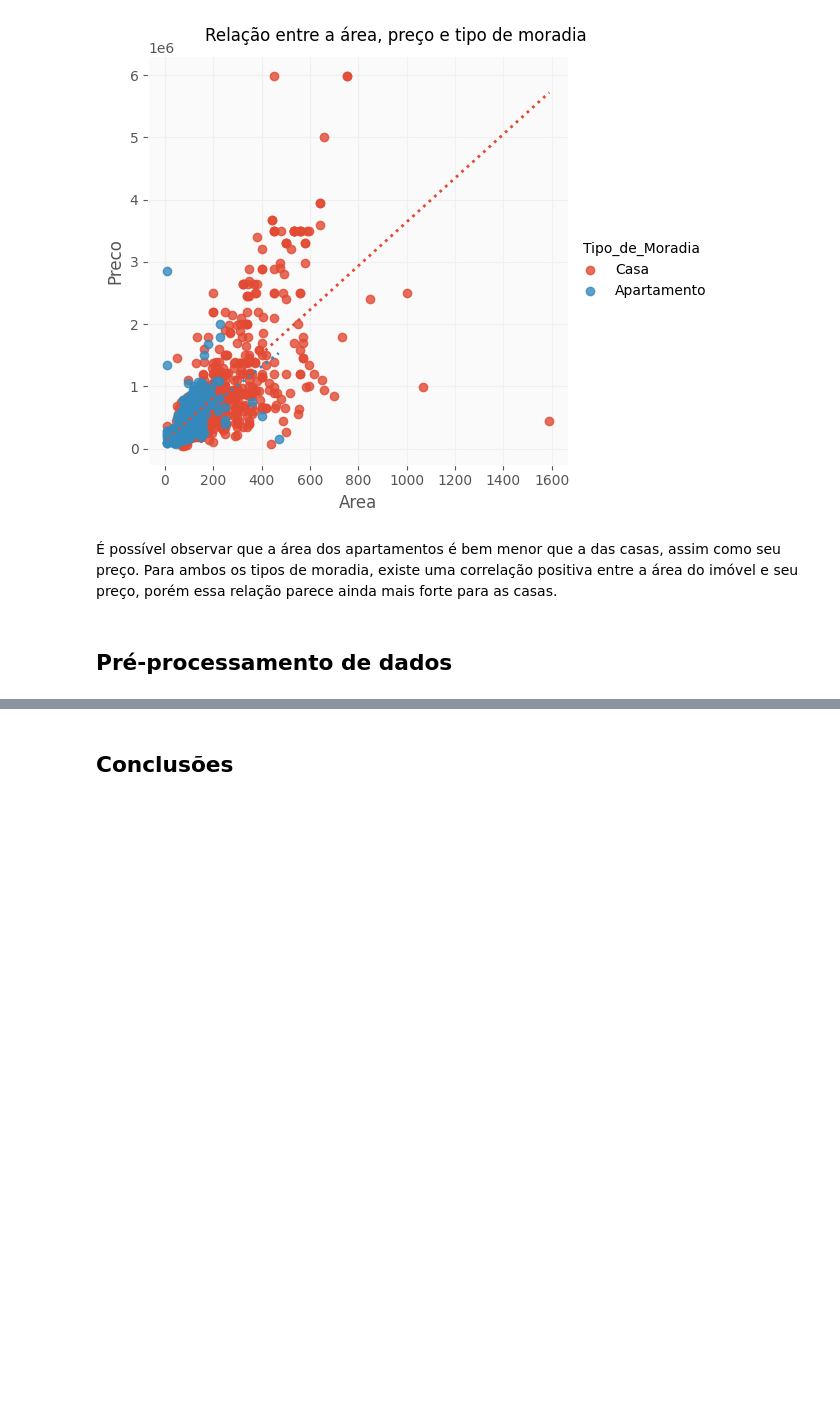
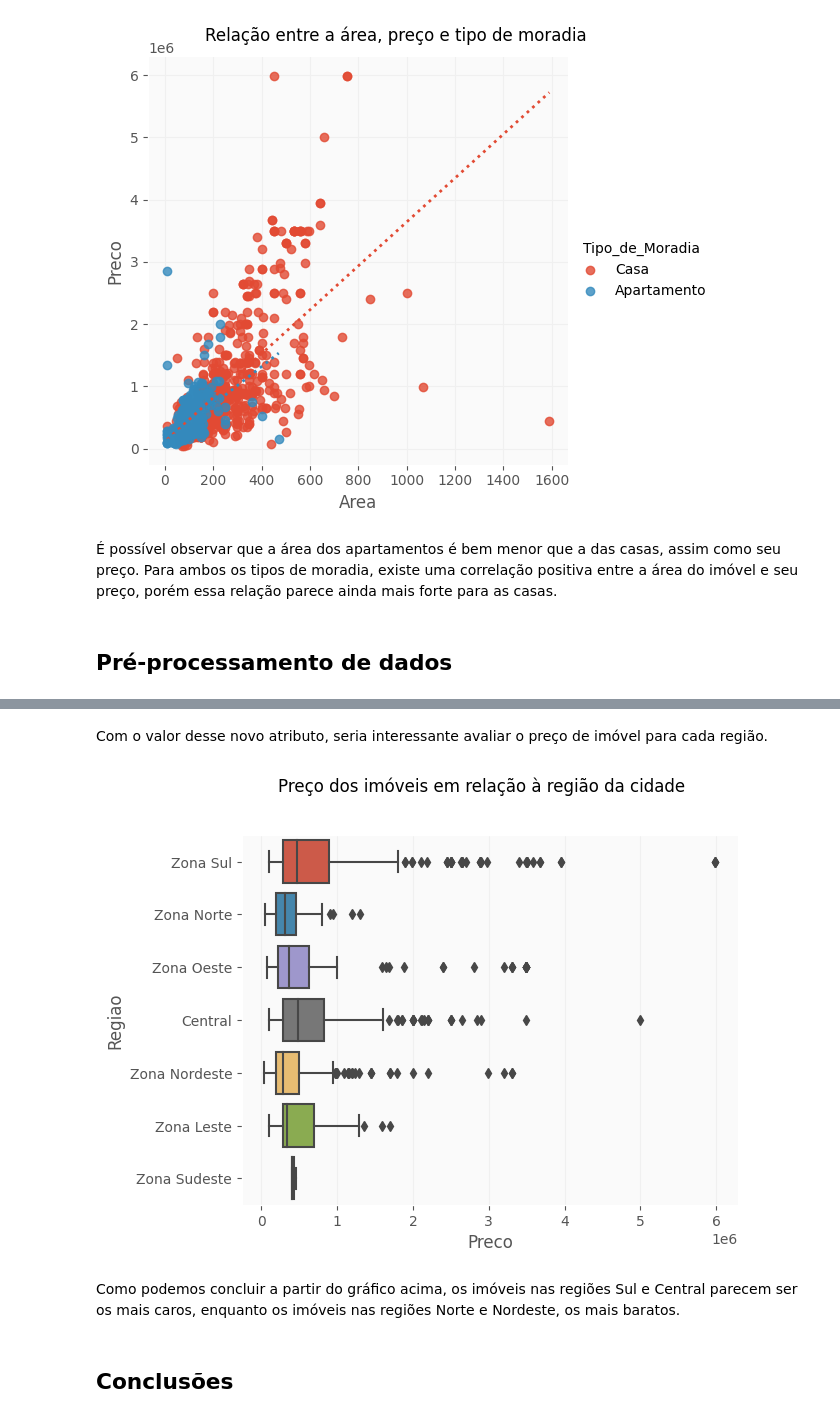
Before and after one commit to lcfdiniz/puc-rio, a Jupyter notebook: real-estate-market/real_estate_market.ipynb, the cells around one changed output, grey strips where cells are left out. Drawn from its saved outputs; the diff is of its cells as text; code cells hidden in the pictures; blank space fills up the shorter version.

```diff
--- a/real-estate-market/real_estate_market.ipynb
+++ b/real-estate-market/real_estate_market.ipynb
@@ -550,0 +733,19 @@ plt.show()
+# %%
+regioes = {
+    'Central': ['Boa Vista', 'Bom Pastor', 'Centro', 'Granbery', 'Jardim Glória', 'Santa Helena', 'São Mateus', 'Teixeiras', 'Paineiras', 'Alto dos Passos', 'Morro da Glória', 'Passos'],
+    'Zona Leste': ['Bairu', 'Bonfim', 'Linhares', 'Manoel Honório', 'Progresso', 'São Bernardo', 'Jardim do Sol', 'Bom Jardim', 'Santos Anjos'],
+    'Zona Nordeste': ['Granjas Betania', 'Bom Clima', 'Mariano Procópio', 'Grama', 'Santa Terezinha', 'Filgueiras', 'Bandeirantes', 'Democrata', 'Jardim L Ermitage', 'Nossa Senhora das Graças', 'Parque Independencia III', 'Quintas das Avenidas', 'Vale do Ipê', 'Vivendas da Serra'],
+    'Zona Norte': ['Barreira do Triunfo', 'Benfica', 'Francisco Bernardino', 'Industrial', 'Jóquei Clube', 'Nova Era', 'Fontesville', 'Santa Maria', 'Cidade do Sol', 'Amazônia', 'Encosta do Sol', 'Jardim Santa Isabel', 'Nova Benfica', 'Recanto da Mata', 'São Francisco de Paula', 'São Judas Tadeu'],
+    'Zona Oeste': ['Aeroporto', 'Borboleta', 'São Pedro', 'Granville', 'Marilândia', 'Santos Dumont', 'Serra D água', 'Spina Ville II'],
+    'Zona Sudeste': ['Poço Rico', 'Terras Altas'],
+    'Zona Sul': ['Cascatinha', 'Jardim das Laranjeiras', 'Sagrado Coração de Jesus', 'Salvaterra', 'Santa Efigênia', 'Estrela Sul', 'Santa Luzia', 'Jardim de Alah', 'Mundo Novo']
+}
+# %%
+def get_regiao(bairro):
+  for k,v in regioes.items():
+    if bairro in v:
+      return k
+# %%
+df["Regiao"] = df["Bairro"].apply(lambda x: get_regiao(x))
+
+df.head()
@@ -551,2 +790,13 @@ plt.show()
+# %% [markdown]
+Com o valor desse novo atributo, seria interessante avaliar o preço de imóvel para cada região.
+# %%
+g = sns.boxplot(x="Preco", y="Regiao", data=df)
+# Adiciona um título ao gráfico
+plt.suptitle("Preço dos imóveis em relação à região da cidade", y=1.00)
+plt.show()
+# %% [output]
+[figure, added]
+# %% [markdown]
+Como podemos concluir a partir do gráfico acima, os imóveis nas regiões Sul e Central parecem ser os mais caros, enquanto os imóveis nas regiões Norte e Nordeste, os mais baratos.
 # %% [markdown]
 ## Conclusões
```
Also changed, not shown: parts of 35 cells of this notebook.
